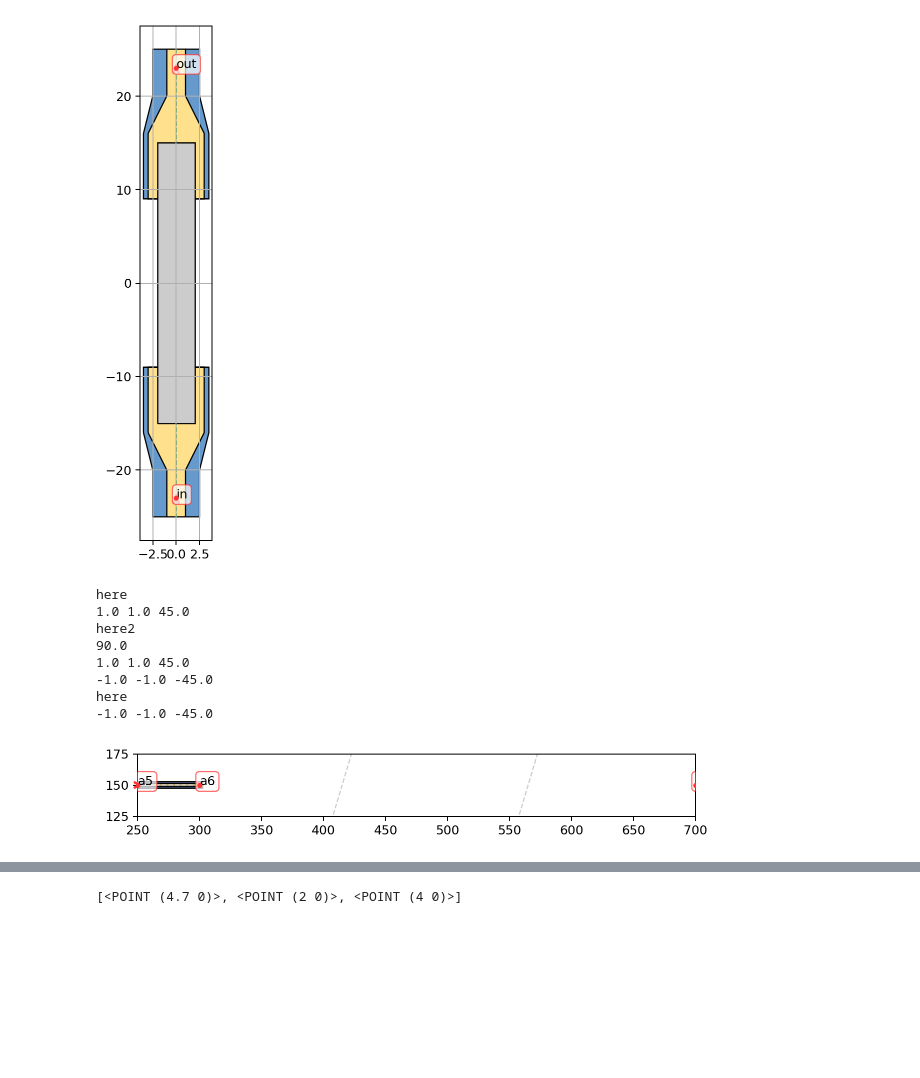
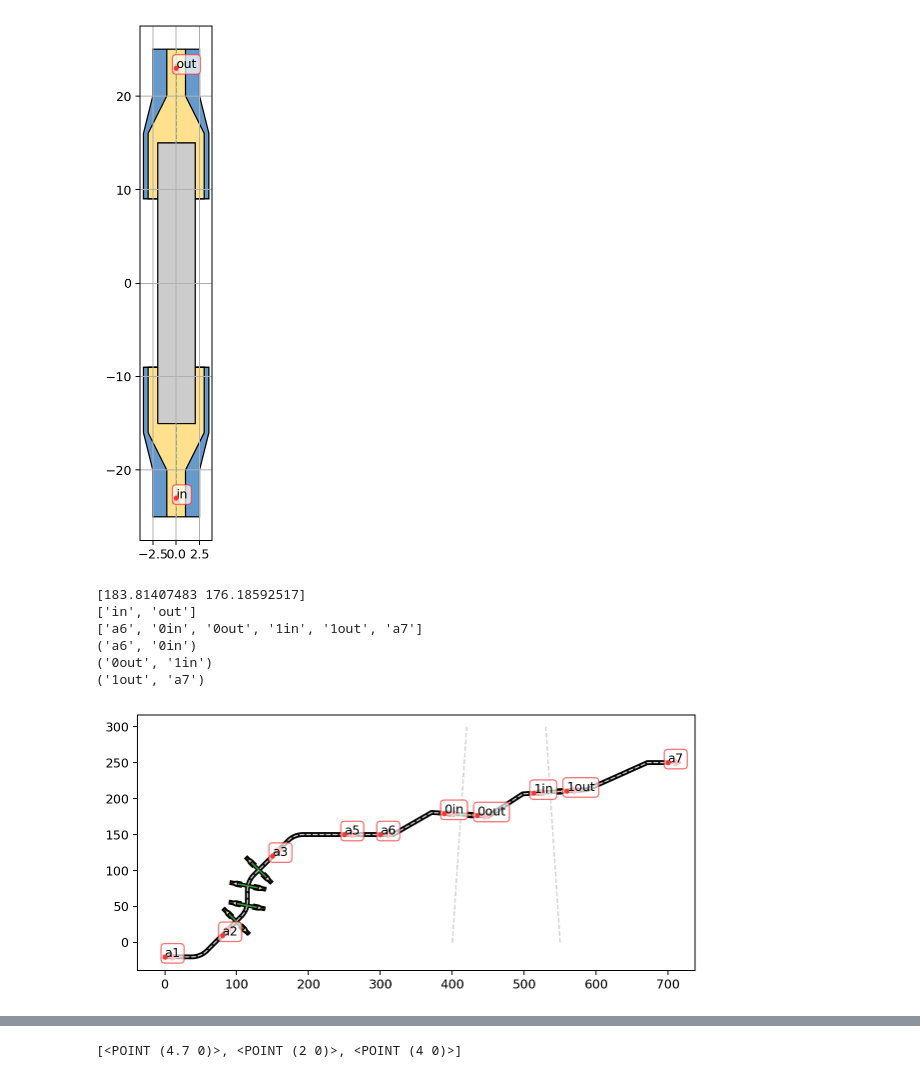
Before and after one commit to eeroqlab/zeroheliumkit, a Jupyter notebook: dev/anchors_test.ipynb, the cells around one changed output, grey strips where cells are left out. Saved outputs shown, nothing was run; the diff lists cells and outputs as text; code cells hidden in the pictures; blank space fills up the shorter version.

```diff
--- a/dev/anchors_test.ipynb
+++ b/dev/anchors_test.ipynb
@@ -267,41 +251,39 @@ ab.skeletone = MultiLineString()
 # %%
 route_config = {"radius": 30, "num_segments": 20}
 
 ss = SuperStructure(route_config)
 ss.add_anchor([Anchor((0,-20), 0, "a1"),
                Anchor((80,10), 45, "a2"),
                Anchor((150,120), 45, "a3"),
                Anchor((250,150), 0, "a5"),
                Anchor((300,150), 00, "a6")])
 
 ss.route(("a1", "a2", "a3"), layers={"top": 2, "gnd": 5})
 ss.route(("a3", "a5", "a6"), layers={"top": 2, "gnd": 5})
 #ss.scale(5, 5)
 
-ss.add_along_skeletone(bound_anchors=("a2", "a3"), num=3, structure=ab)
+ss.add_along_skeletone(bound_anchors=("a2", "a3"), num=4, structure=ab)
 ss.fix_line()
 ss.skeletone = unary_union([ss.skeletone,
-                            LineString([(400, 100), (430, 200)]),
-                            LineString([(550, 100), (580, 200)])])
+                            LineString([(400, 0), (420, 300)]),
+                            LineString([(550, 0), (530, 300)])])
 
-ss.add_anchor(Anchor((700, 150), 0, "a7"))
+ss.add_anchor(Anchor((700, 250), 0, "a7"))
 
-#ss.route_with_intersection(("a6", "a7"), layers={"top": 2, "gnd": 5}, airbridge=ab_main)
+ss.route_with_intersection(("a6", "a7"), layers={"top": 2, "gnd": 5}, airbridge=ab_main)
 
 fig = plt.figure(1, figsize=SIZE, dpi=90)
 ax = fig.add_subplot(111)
-set_limits(ax=ax, coor=[475,150], dxdy=[450,50])
+#set_limits(ax=ax, coor=[475,150], dxdy=[350,150])
 ss.plot(ax=ax, layer=["gnd", "top", "anchorsmod", "air", "skeletone"], color=colorlist, draw_direction=True)
 plt.gca().set_aspect('equal')
 #plt.grid()
 plt.show()
 # %% [output]
-here
-1.0 1.0 45.0
-here2
-90.0
-1.0 1.0 45.0
--1.0 -1.0 -45.0
-here
--1.0 -1.0 -45.0
+[183.81407483 176.18592517]
+['in', 'out']
+['a6', '0in', '0out', '1in', '1out', 'a7']
+('a6', '0in')
+('0out', '1in')
+('1out', 'a7')
-[figure, old version]
+[figure, new version]
```
Also changed, not shown: parts of 16 cells of this notebook, 4 other files.
